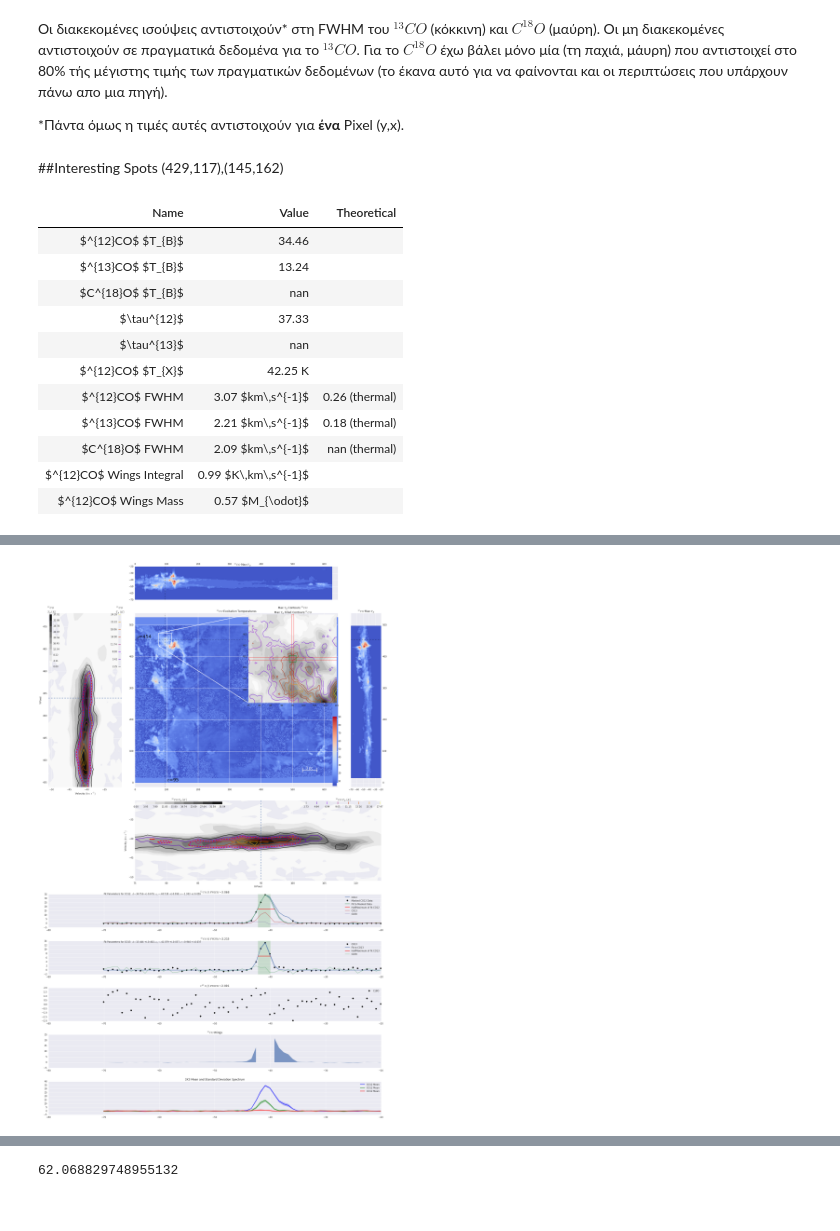
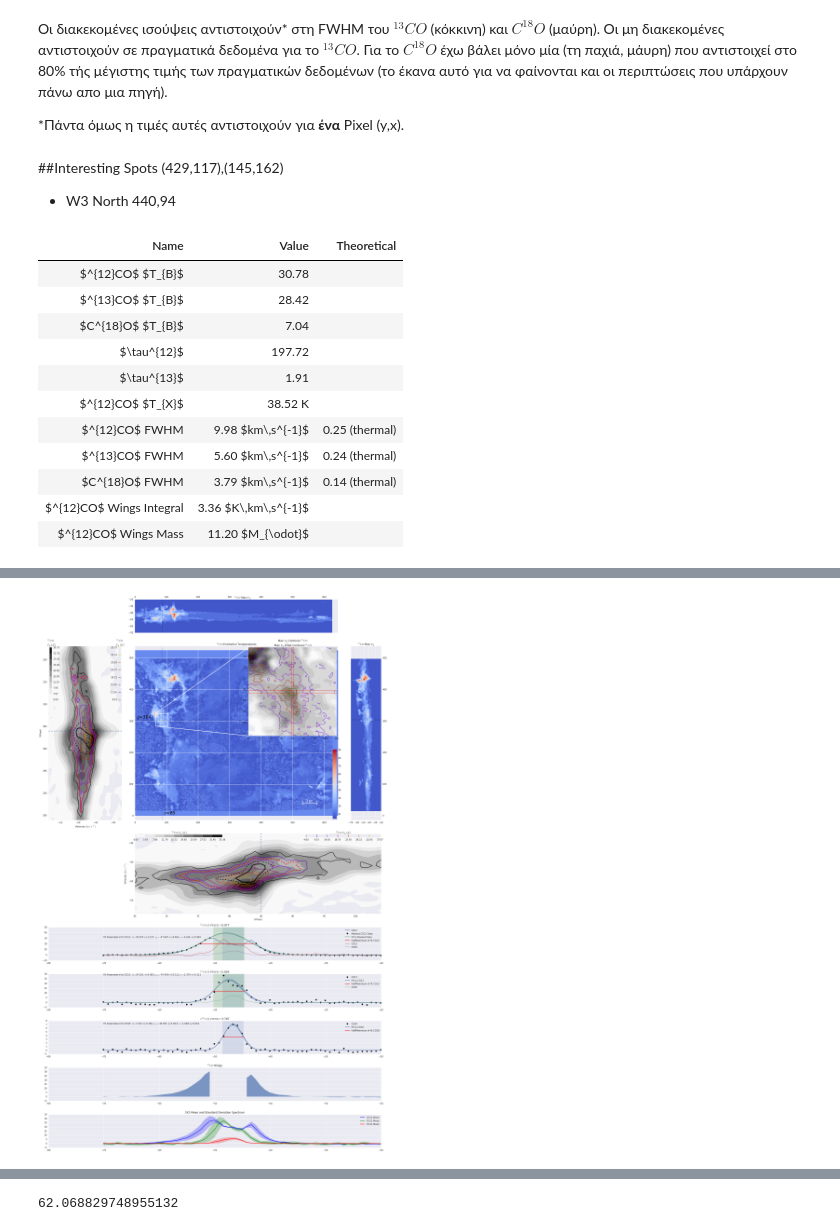
Before and after one commit to Mixpap/Ptyxiaki, a Jupyter notebook: Optical Depth.ipynb, the cells around one changed output, grey strips where cells are left out. Saved outputs shown, nothing was run; the diff lists cells and outputs as text; code cells hidden in the pictures.

```diff
--- a/Optical Depth.ipynb
+++ b/Optical Depth.ipynb
@@ -106,11 +106,3 @@ functions.save_to_fits(tau12,w12,'tau12.fits')
 functions.save_to_fits(tau13,w13,'tau13.fits')
 # %% [markdown]
 functions.plot_maps(maps=[tau12_f,tau13_f],titles=[r'$\tau ^{12}$',r'$\tau ^{13}$'],coords=w12,norm='log',cm='coolwarm')
-# %%
-plt.rcParams['figure.figsize'] = 17, 8
-plt.title(r'$\tau _{13}$ Histogram')
-plt.hist(tau13_f[tau13_f>0],bins=100)
-plt.xlim(0,10)
-plt.xlabel('Optical Depth Values')
-plt.tight_layout()
-plt.savefig('tau13_hist.png',bbox_inches='tight')
@@ -150,8 +148,8 @@ functions.plot_maps(maps=[Tx12,Tx13,Tx18],titles=[r'Excitation Temperature $^{12
 # %%
 map12my=functions.cube_to_max(CO12,option=2)
 map12mx=functions.cube_to_max(CO12,option=3)
-def s(y,x,dy=20,dx=20,dv=7,gf=0.2):
-    return functions.map_showXY(map12=CO12r,map12m=CO12pnr,map12my=map12my,map12mx=map12mx,map13=CO13r,map13m=CO13pnr,map18=C18r,map18m=C18pnr,ta12=tau12_f,ta13=tau13_f,Tx12=Tx12,Tx13=Tx13,Tx18=Tx18,wcs=w18,y=y,x=x,dy=dy,dx=dx,dv=dv,gf=gf)
+def s(y,x,dy=20,dx=20,dv=7,gf=0.2,s=False):
+    return functions.map_showXY(map12=CO12r,map12m=CO12pnr,map12my=map12my,map12mx=map12mx,map13=CO13r,map13m=CO13pnr,map18=C18r,map18m=C18pnr,ta12=tau12_f,ta13=tau13_f,Tx12=Tx12,Tx13=Tx13,Tx18=Tx18,wcs=w18,y=y,x=x,dy=dy,dx=dx,dv=dv,gf=gf,s=s)
 # %% [markdown]
 Οι διακεκομένες ισούψεις αντιστοιχούν* στη FWHM του $^{13}CO$ (κόκκινη) και $C^{18}O$ (μαύρη). Οι μη διακεκομένες αντιστοιχούν σε πραγματικά δεδομένα για το $^{13}CO$. Για το $C^{18}O$ έχω βάλει μόνο μία (τη παχιά, μάυρη) που αντιστοιχεί στο 80% τής μέγιστης τιμής των πραγματικών δεδομένων (το έκανα αυτό για να φαίνονται και οι περιπτώσεις που υπάρχουν πάνω απο μια πηγή).
 
@@ -159,20 +157,21 @@ def s(y,x,dy=20,dx=20,dv=7,gf=0.2):
 # %% [markdown]
 ##Interesting Spots
 (429,117),(145,162)
+* W3 North 440,94
 # %%
 %%time
 #  (Y,X)
-s(454,95,dv=13)
+s(304,85,dv=13)
 # %% [output]
 | Name | Value | Theoretical |
-| $^{12}CO$ $T_{B}$ | 34.46 |  |
-| $^{13}CO$ $T_{B}$ | 13.24 |  |
-| $C^{18}O$ $T_{B}$ | nan |  |
-| $\tau^{12}$ | 37.33 |  |
-| $\tau^{13}$ | nan |  |
-| $^{12}CO$ $T_{X}$ | 42.25 K |  |
-| $^{12}CO$ FWHM | 3.07 $km\,s^{-1}$ | 0.26 (thermal) |
-| $^{13}CO$ FWHM | 2.21 $km\,s^{-1}$ | 0.18 (thermal) |
-| $C^{18}O$ FWHM | 2.09 $km\,s^{-1}$ | nan (thermal) |
-| $^{12}CO$ Wings Integral | 0.99 $K\,km\,s^{-1}$ |  |
-| $^{12}CO$ Wings Mass | 0.57 $M_{\odot}$ |  |
+| $^{12}CO$ $T_{B}$ | 30.78 |  |
+| $^{13}CO$ $T_{B}$ | 28.42 |  |
+| $C^{18}O$ $T_{B}$ | 7.04 |  |
+| $\tau^{12}$ | 197.72 |  |
+| $\tau^{13}$ | 1.91 |  |
+| $^{12}CO$ $T_{X}$ | 38.52 K |  |
+| $^{12}CO$ FWHM | 9.98 $km\,s^{-1}$ | 0.25 (thermal) |
+| $^{13}CO$ FWHM | 5.60 $km\,s^{-1}$ | 0.24 (thermal) |
+| $C^{18}O$ FWHM | 3.79 $km\,s^{-1}$ | 0.14 (thermal) |
+| $^{12}CO$ Wings Integral | 3.36 $K\,km\,s^{-1}$ |  |
+| $^{12}CO$ Wings Mass | 11.20 $M_{\odot}$ |  |
@@ -181,4 +180,4 @@ Wall time: 11.2 s
-[figure, old version]
+[figure, new version]
 # %%
 def linetau(n,i):
     d=1.
```
Also changed, not shown: parts of 9 cells of this notebook, 4 other files.
